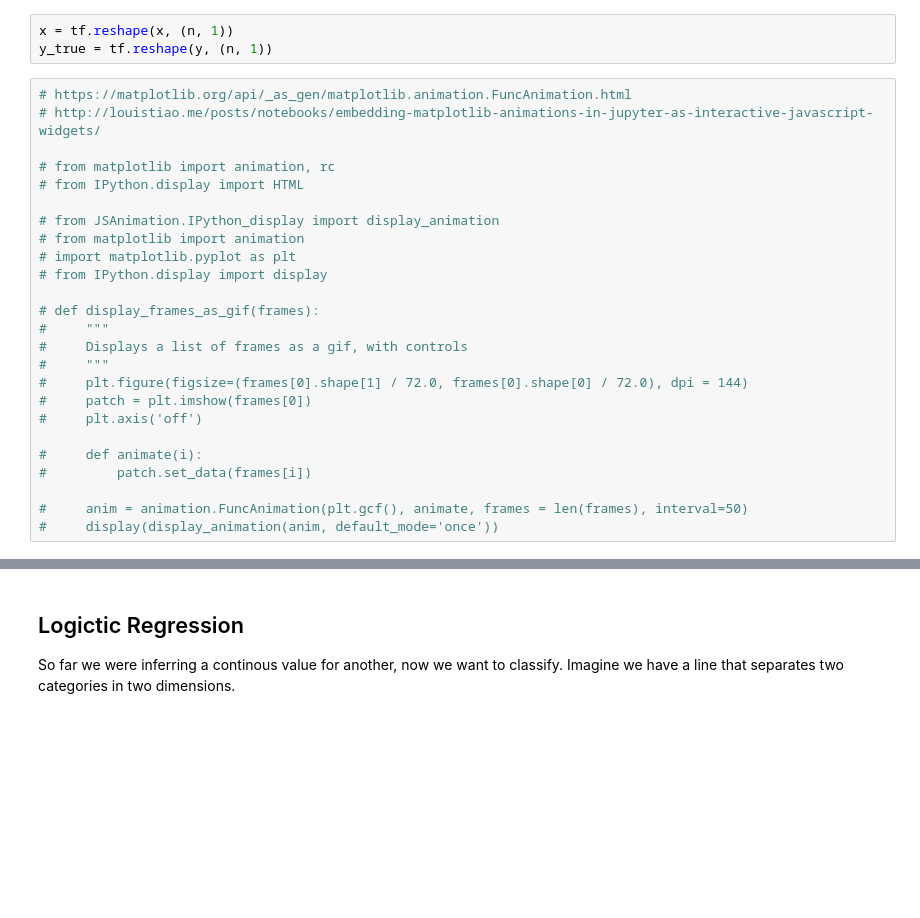
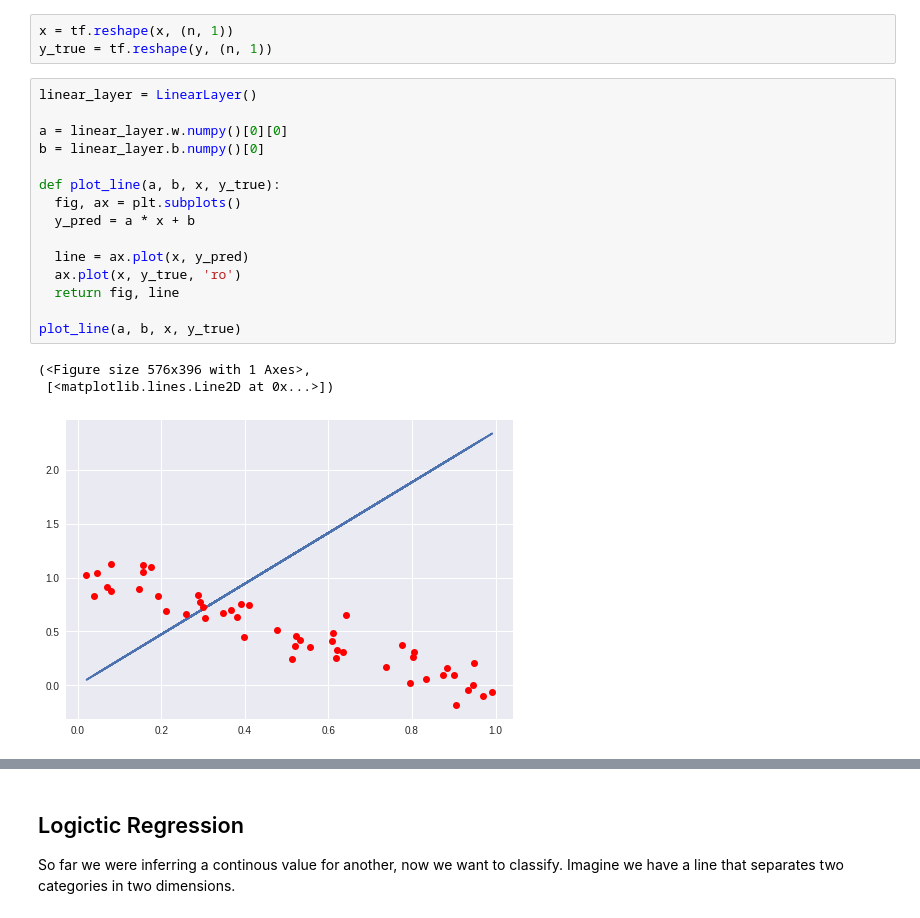
Before and after one commit to DJCordhose/deep-learning-crash-course-notebooks, a Jupyter notebook: tf-v2/tf-low-level.ipynb, the cells around one changed output, grey strips where cells are left out. Drawn from its saved outputs; the diff is of its cells as text; blank space fills up the shorter version.

```diff
--- a/tf-v2/tf-low-level.ipynb
+++ b/tf-v2/tf-low-level.ipynb
@@ -354,31 +354,25 @@ plt.scatter(x, y)
 # %%
 x = tf.reshape(x, (n, 1))
 y_true = tf.reshape(y, (n, 1))
-# %%
-# https://matplotlib.org/api/_as_gen/matplotlib.animation.FuncAnimation.html
-# http://louistiao.me/posts/notebooks/embedding-matplotlib-animations-in-jupyter-as-interactive-javascript-widgets/
-
-# from matplotlib import animation, rc
-# from IPython.display import HTML
-
-# from JSAnimation.IPython_display import display_animation
-# from matplotlib import animation
-# import matplotlib.pyplot as plt
-# from IPython.display import display
-
-# def display_frames_as_gif(frames):
-#     """
-#     Displays a list of frames as a gif, with controls
-#     """
-#     plt.figure(figsize=(frames[0].shape[1] / 72.0, frames[0].shape[0] / 72.0), dpi = 144)
-#     patch = plt.imshow(frames[0])
-#     plt.axis('off')
-
-#     def animate(i):
-#         patch.set_data(frames[i])
-
-#     anim = animation.FuncAnimation(plt.gcf(), animate, frames = len(frames), interval=50)
-#     display(display_animation(anim, default_mode='once'))
+# %%
+linear_layer = LinearLayer()
+
+a = linear_layer.w.numpy()[0][0]
+b = linear_layer.b.numpy()[0]
+
+def plot_line(a, b, x, y_true):
+  fig, ax = plt.subplots()
+  y_pred = a * x + b
+
+  line = ax.plot(x, y_pred)
+  ax.plot(x, y_true, 'ro')
+  return fig, line
+
+plot_line(a, b, x, y_true)
+# %% [output]
+(<Figure size 576x396 with 1 Axes>,
+ [<matplotlib.lines.Line2D at 0x...>])
+[figure, added]
 # %%
 # the problem is a little bit harder, train for a little longer
 EPOCHS = 2000
```
Also changed, not shown: parts of 24 cells of this notebook.
